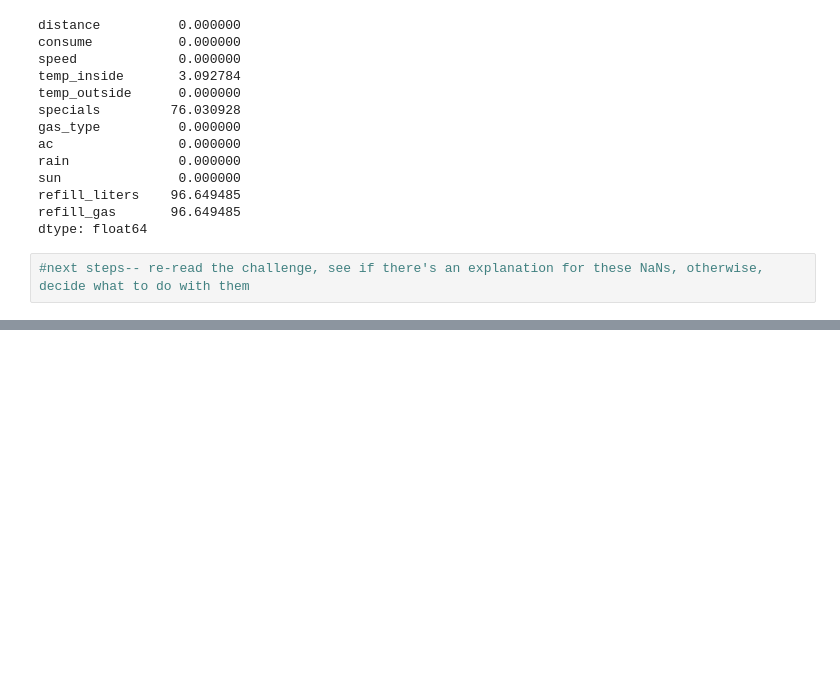
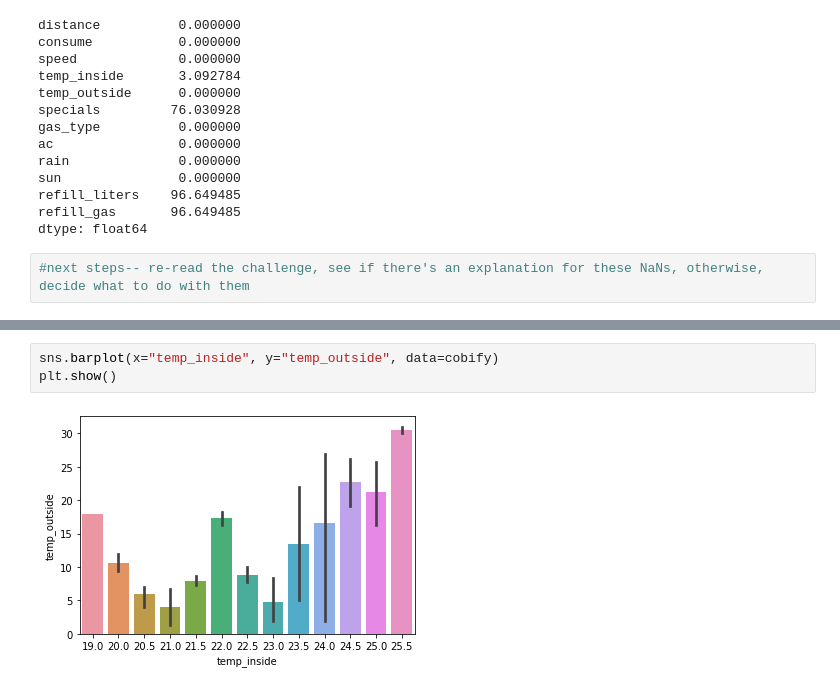
Before and after one commit to ironhack-edu/technical_challenge_DA, a Jupyter notebook: Holly Dalton Tech Challenge.ipynb, the cells around one changed output, grey strips where cells are left out. Drawn from its saved outputs; the diff is of its cells as text; blank space fills up the shorter version.

```diff
--- a/Holly Dalton Tech Challenge.ipynb
+++ b/Holly Dalton Tech Challenge.ipynb
@@ -622,0 +663,5 @@ sns.countplot(x=cobify.refill_liters)
+# %%
+sns.barplot(x="temp_inside", y="temp_outside", data=cobify)
+plt.show()
+# %% [output]
+[figure, added]
```
Also changed, not shown: parts of 57 cells of this notebook.
